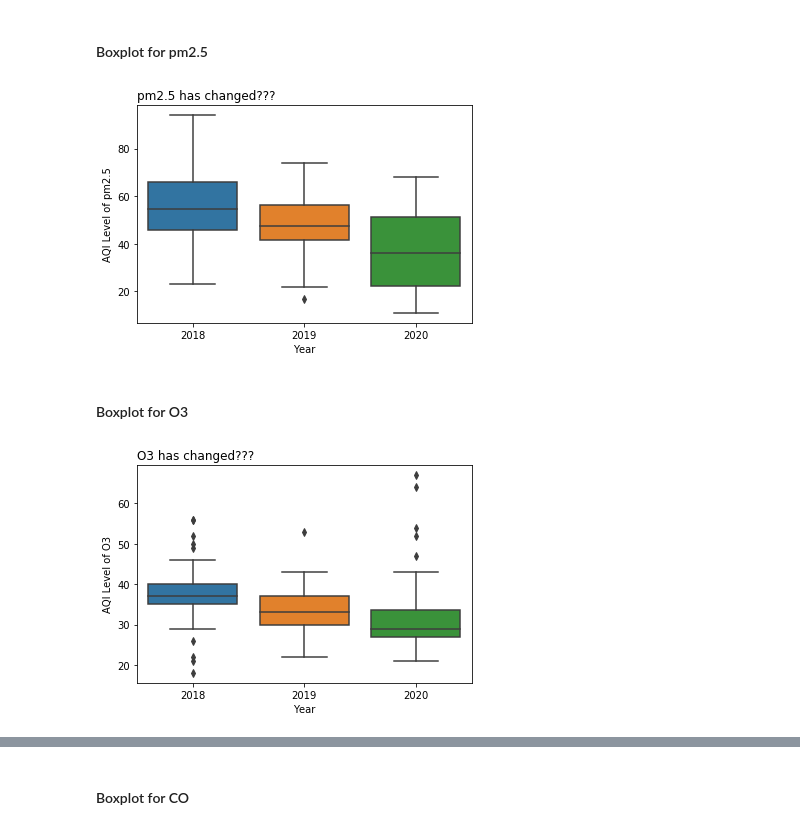
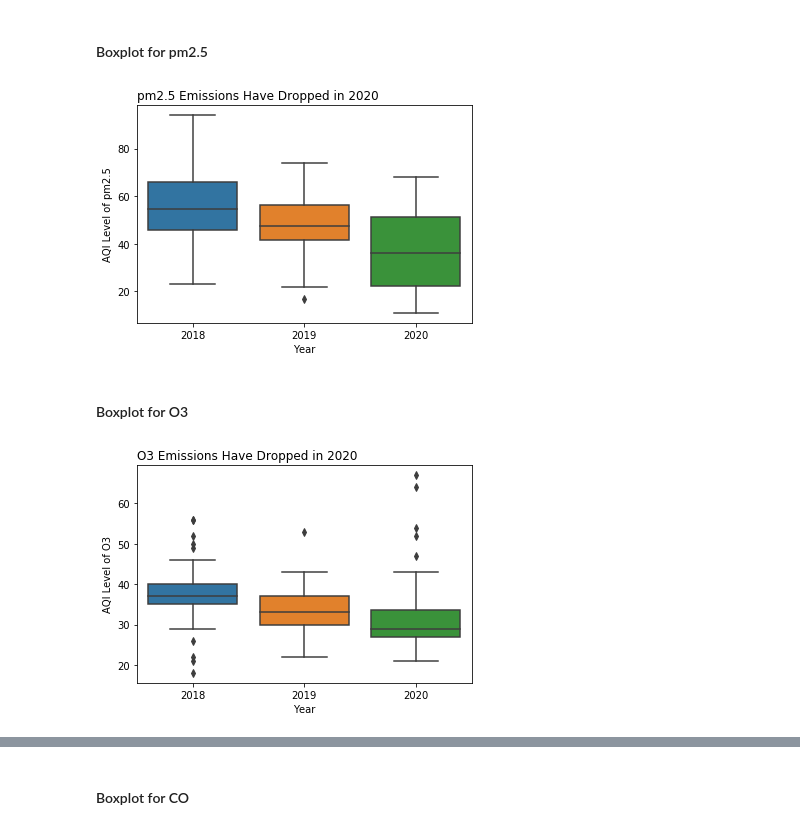
Before and after one commit to SandraVillamar/COVID-19-Lockdown-Affects-Air-Quality-in-LA, a Jupyter notebook: FinalProject_group22.ipynb, the cells around one changed output, grey strips where cells are left out. Drawn from its saved outputs; the diff is of its cells as text; code cells hidden in the pictures.

```diff
--- a/FinalProject_group22.ipynb
+++ b/FinalProject_group22.ipynb
@@ -230,30 +231,30 @@ These boxplots display the AQI levels of each pollutant. We will use the same ti
 # %%
 #only use dates from March 19 to May 8
 lockdown_dates_2018 = (dfaqi['date'] >= '2018-3-19') & (dfaqi['date'] <= '2018-5-8')
 lockdown_dates_2019 = (dfaqi['date'] >= '2019-3-19') & (dfaqi['date'] <= '2019-5-8')
 lockdown_dates_2020 = (dfaqi['date'] >= '2020-3-19') & (dfaqi['date'] <= '2020-5-8')
 
 #create dataframe for pm25 during lockdown dates
 df_pm25_lockdown = dfaqi.loc[:,['date', 'pm25']]
 df_pm25_lockdown = df_pm25_lockdown.loc[lockdown_dates_2018 | lockdown_dates_2019 | lockdown_dates_2020]
 #drop rows from each year if at least one year has a missing value
 pm25_dates_missing = ['2018-04-05', '2018-04-06', '2018-04-07', '2019-04-05', '2019-04-06', '2019-04-07',
                      '2020-04-05', '2020-04-06', '2020-04-07']
 df_pm25_lockdown = df_pm25_lockdown[~df_pm25_lockdown['date'] .isin(pm25_dates_missing)]
 #add year column
 df_pm25_lockdown['year'] = df_pm25_lockdown['date'].dt.year
 
 #set up color palette
 years = df_pm25_lockdown['year'].unique()
 palette = dict(zip(years, sns.color_palette()))
 
 #generate boxplots
 ax = sns.boxplot(x='year', y='pm25', data=df_pm25_lockdown, palette=palette)
-ax.set_title('pm2.5 has changed???', loc='left')
+ax.set_title('pm2.5 Emissions Have Dropped in 2020', loc='left')
 ax.set_ylabel('AQI Level of pm2.5')
 ax.set_xlabel('Year');
 # %% [output]
-[figure, old version]
+[figure, new version]
 # %% [markdown]
 
 #### Boxplot for O3
@@ -267,11 +268,11 @@ df_o3_lockdown['year'] = df_o3_lockdown['date'].dt.year
 
 #generate boxplots
 ax = sns.boxplot(x='year', y='o3', data=df_o3_lockdown, palette=palette)
-ax.set_title('O3 has changed???', loc='left')
+ax.set_title('O3 Emissions Have Dropped in 2020', loc='left')
 ax.set_ylabel('AQI Level of O3')
 ax.set_xlabel('Year');
 # %% [output]
-[figure, old version]
+[figure, new version]
 # %%
 #create dataframe for no2 during lockdown dates
 df_no2_lockdown = dfaqi.loc[:,['date', 'no2']]
```
Also changed, not shown: parts of 22 cells of this notebook.
